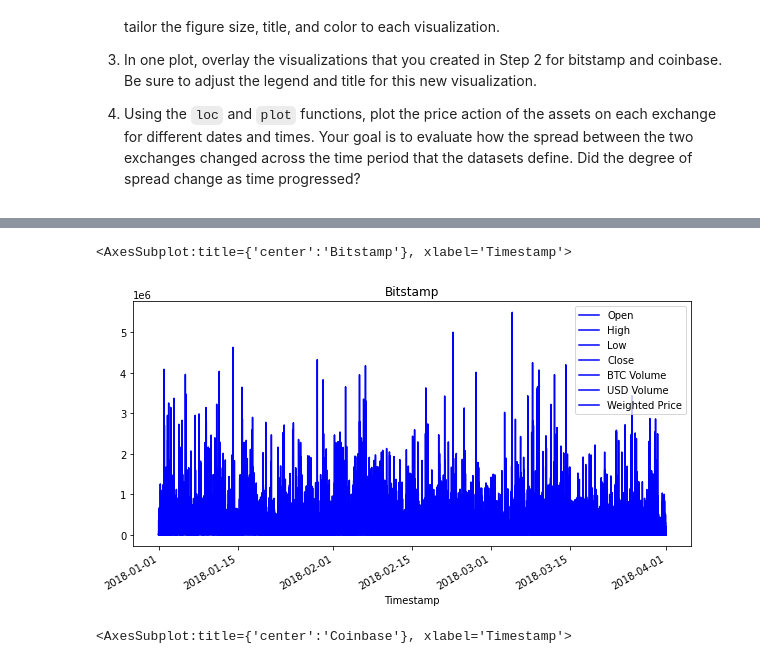
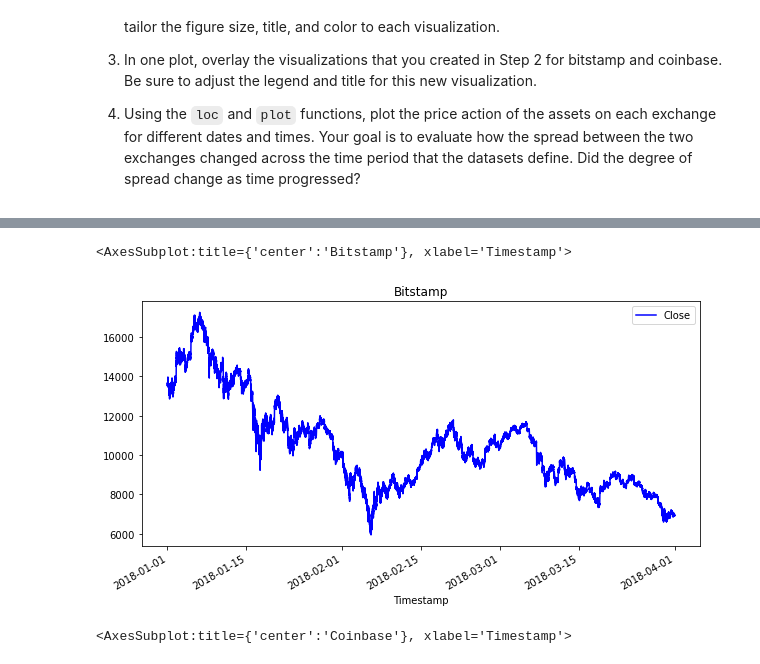
Before and after one commit to hchen1109/Finance_Analytics_3, a Jupyter notebook: crypto_arbitrage.ipynb, the cells around one changed output, grey strips where cells are left out. Saved outputs shown, nothing was run; the diff lists cells and outputs as text; code cells hidden in the pictures.

```diff
--- a/crypto_arbitrage.ipynb
+++ b/crypto_arbitrage.ipynb
@@ -214,10 +214,11 @@ coinbase_df.describe()
 # %%
 # Create a line plot for the bitstamp DataFrame for the full length of time in the dataset
 # Be sure that the figure size, title, and color are tailored to each visualization
-bitstamp_df.plot(figsize=(10,5), title = "Bitstamp", color="blue")
+#bitstamp_df.plot(figsize=(10,5), title = "Bitstamp", color="blue")
+bitstamp_df.loc[:,['Close']].plot(figsize=(10,5), title = "Bitstamp", color="blue")
 # %% [output]
 <AxesSubplot:title={'center':'Bitstamp'}, xlabel='Timestamp'>
-[figure, old version]
+[figure, new version]
 # %%
 # Create a line plot for the coinbase DataFrame for the full length of time in the dataset
 # Be sure that the figure size, title, and color are tailored to each visualization
```
Also changed, not shown: parts of 2 cells of this notebook.
